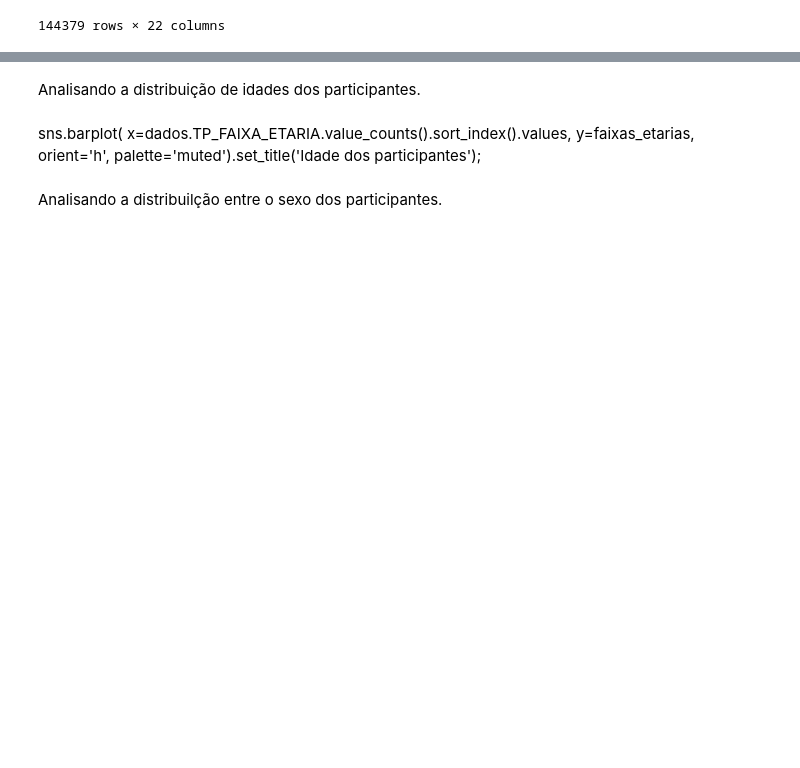
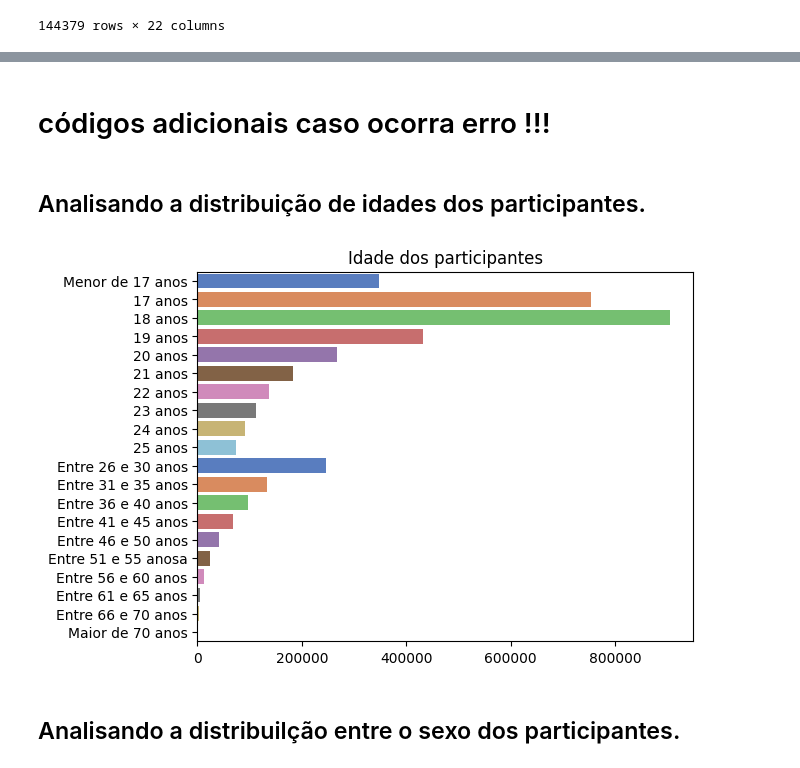
Before and after one commit to Joangopa/Enem_2023, a Jupyter notebook: EDA_Enem2023.ipynb, the cells around one changed output, grey strips where cells are left out. Saved outputs shown, nothing was run; the diff lists cells and outputs as text; code cells hidden in the pictures; blank space fills up the shorter version.

```diff
--- a/EDA_Enem2023.ipynb
+++ b/EDA_Enem2023.ipynb
@@ -336,5 +336,23 @@ plt.tight_layout()
+# %% [markdown]
+# códigos adicionais caso ocorra erro !!!
+# %%
+colunas = ["IN_TREINEIRO", 'TP_FAIXA_ETARIA','TP_SEXO', 'NU_NOTA_CN', 'NU_NOTA_CH', 'NU_NOTA_LC', 'NU_NOTA_MT','NU_NOTA_REDACAO', "TP_ESCOLA", "SG_UF_ESC", "TP_LOCALIZACAO_ESC", 'Q001', 'Q002', 'Q005', 'Q006', 'Q007',
+                           "Q010", "Q011", "Q012", "Q019", 'Q021', 'Q022', 'Q024', 'Q025'  ]
+
+colunas_notas = ['NU_NOTA_CN', 'NU_NOTA_CH', 'NU_NOTA_LC', 'NU_NOTA_MT','NU_NOTA_REDACAO']
+
+colunas_socioEconomicas = ["TP_ESCOLA", "SG_UF_ESC", "TP_LOCALIZACAO_ESC", 'Q001', 'Q002', 'Q005', 'Q006', 'Q007',
+                           "Q010", "Q011", "Q012", "Q019", 'Q021', 'Q022', 'Q024', 'Q025']
+
+
+dados =  pd.read_csv(
+        'MICRODADOS_ENEM_2023.csv',
+        encoding = 'latin1',
+        usecols = colunas,
+        sep = ';'
+    )
 # %% [markdown]
-Analisando a distribuição de idades dos participantes.
+## Analisando a distribuição de idades dos participantes.
 # %%
 def raw_to_list(text):
     return text.strip().split('\n')
@@ -359,12 +377,10 @@ Entre 61 e 65 anos
 Entre 66 e 70 anos
 Maior de 70 anos
 ''')
-# %% [markdown]
-sns.barplot(
-  x=dados.TP_FAIXA_ETARIA.value_counts().sort_index().values,
-  y=faixas_etarias,
-  orient='h',
-  palette='muted').set_title('Idade dos participantes');
+# %%
+sns.barplot( x=dados.TP_FAIXA_ETARIA.value_counts().sort_index().values, y=faixas_etarias, orient='h', palette='muted').set_title('Idade dos participantes');
+# %% [output]
+[figure, added]
 # %% [markdown]
-Analisando a distribuilção entre o sexo dos participantes.
+## Analisando a distribuilção entre o sexo dos participantes.
 # %%
```
Also changed, not shown: parts of 12 cells of this notebook.
